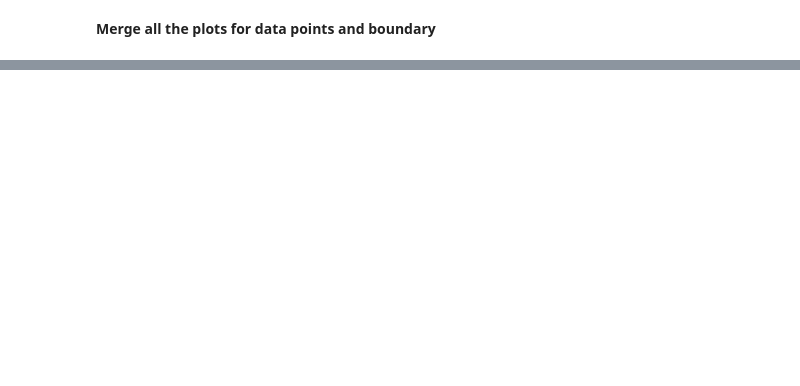
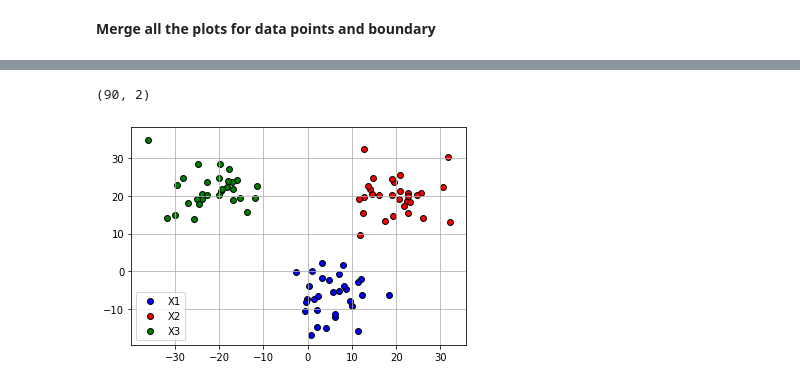
Before and after one commit to EdwinKim3069/EE488F-Practice-session, a Jupyter notebook: week2/Python_Exercise2.ipynb, the cells around one changed output, grey strips where cells are left out. Drawn from its saved outputs; the diff is of its cells as text; code cells hidden in the pictures; blank space fills up the shorter version.

```diff
--- a/week2/Python_Exercise2.ipynb
+++ b/week2/Python_Exercise2.ipynb
@@ -99,0 +178,23 @@ plt.show()
+# %%
+# generate samples from three different normal distributions
+# size of samples
+n = 30
+X1 = np.random.normal(loc=(5, -5), scale=5, size=(n, 2)) # loc and scale indicate mean and variance
+X2 = np.random.normal(loc=(20, 20), scale=5, size=(n, 2))
+X3 = np.random.normal(loc=(-20, 20), scale=5, size=(n, 2))
+
+# concatenate X1 and X2
+X_total = np.concatenate((X1, X2, X3))
+X_total.shape  # sanity check for shape of the data array -> (number of samples, dimension)
+# %% [output]
+(90, 2)
+# %%
+# Plot the samples with color corresponding to each gaussian distributions
+plt.scatter(X1[:, 0].T, X1[:, 1].T, color='b', edgecolor='k', label='X1', s=35)
+plt.scatter(X2[:, 0].T, X2[:, 1].T, color='r', edgecolor='k', label='X2', s=35)
+plt.scatter(X3[:, 0].T, X3[:, 1].T, color='g', edgecolor='k', label='X3', s=35)
+plt.grid(True)
+plt.legend(loc='lower left')
+plt.show()
+# %% [output]
+[figure, added]
```
Also changed, not shown: parts of 18 cells of this notebook.
